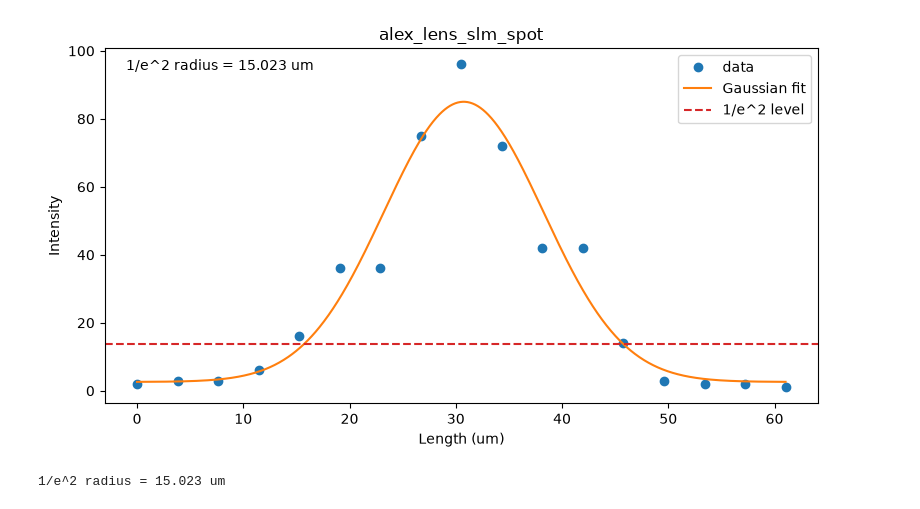
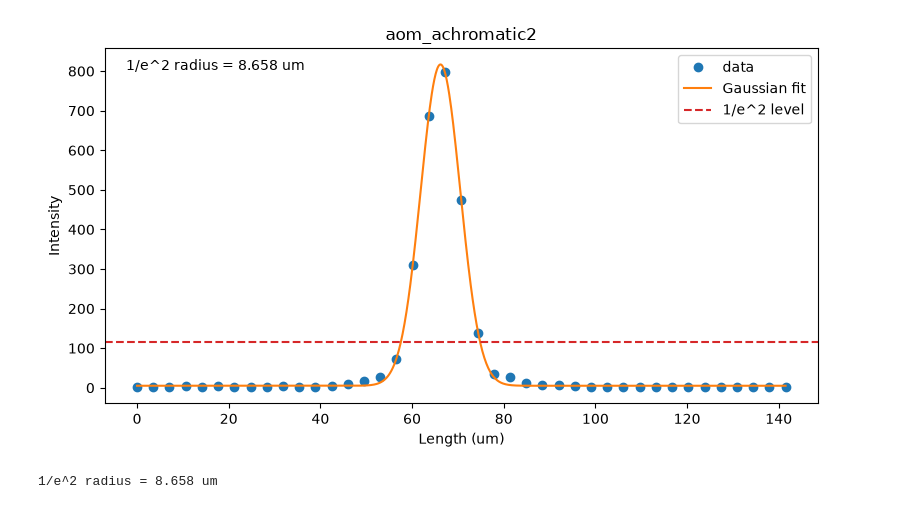
Before and after one commit to xcooke/slm, a Jupyter notebook: fit_gaussian.ipynb, the cells around one changed output. Saved outputs shown, nothing was run; the diff lists cells and outputs as text; code cells hidden in the pictures.

```diff
--- a/fit_gaussian.ipynb
+++ b/fit_gaussian.ipynb
@@ -7,7 +7,7 @@ try:
 except ImportError:
     curve_fit = None
 
-file_path = "beam_profiles/alex_lens_slm_spot.csv"
+file_path = "beam_profiles/aom_achromatic2.csv"
 
 data = np.genfromtxt(file_path, delimiter=",", skip_header=1, usecols=(0, 1))
 x = data[:, 0].astype(float)
@@ -45,32 +45,32 @@ else:
 
 amplitude, center, sigma, offset = params
 radius_1e2 = 2 * sigma
 
 x_fit = np.linspace(x.min(), x.max(), 1000)
 y_fit = gaussian(x_fit, *params)
 y_1e2 = offset + amplitude * np.exp(-2)
 
 fig, ax = plt.subplots(figsize=(8, 4.5))
 ax.plot(x, y, "o", label="data")
 ax.plot(x_fit, y_fit, "-", label="Gaussian fit")
 ax.axhline(y_1e2, color="C3", linestyle="--", linewidth=1.5, label="1/e^2 level")
 ax.set_xlabel("Length (um)")
 ax.set_ylabel("Intensity")
 ax.set_title(file_path.split("/")[-1].replace(".csv", ""))
 ax.legend()
 ax.text(
     0.03,
     0.97,
     f"1/e^2 radius = {radius_1e2:.3f} um",
     transform=ax.transAxes,
     va="top",
     ha="left",
     bbox={"boxstyle": "round", "facecolor": "white", "alpha": 0.8, "edgecolor": "none"},
 )
 fig.tight_layout()
 plt.show()
 
 print(f"1/e^2 radius = {radius_1e2:.3f} um")
 # %% [output]
-[figure, old version]
+[figure, new version]
-1/e^2 radius = 15.023 um
+1/e^2 radius = 8.658 um
```
Also changed, not shown: 7 other files.
